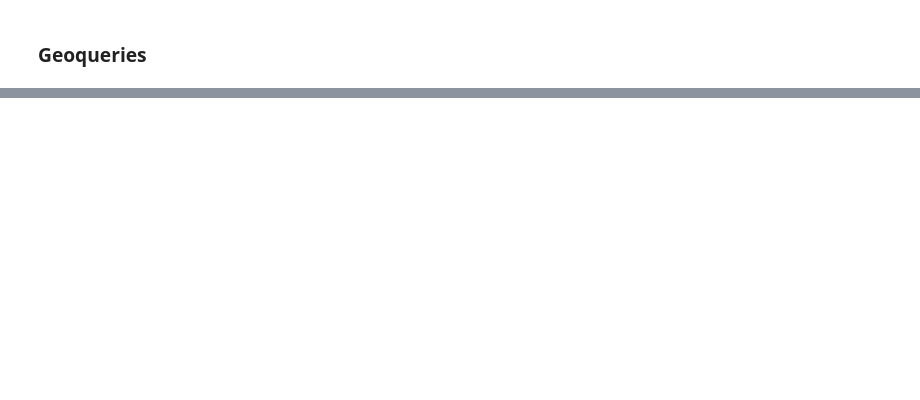
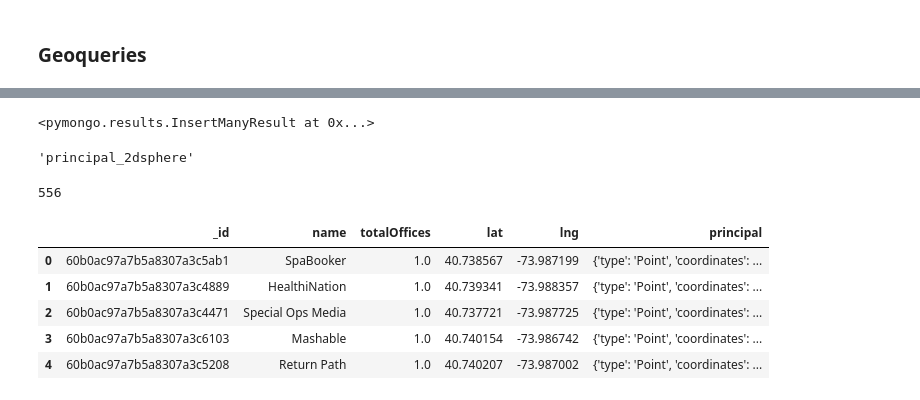
Before and after one commit to Ironhack-Data-Madrid-Abril-2021/Material_Clase, a Jupyter notebook: semana_5/5.1 - MongoDB.ipynb, the cells around one changed output, grey strips where cells are left out. Drawn from its saved outputs; the diff is of its cells as text; code cells hidden in the pictures; blank space fills up the shorter version.

Commit message:
mongo

```diff
--- a/semana_5/5.1 - MongoDB.ipynb
+++ b/semana_5/5.1 - MongoDB.ipynb
@@ -13,2 +173,6 @@ Una de las diferencias más importantes con respecto a las bases de datos relaci
 # %% [markdown]
 ### Geoqueries
+# %%
+cliente=pymongo.MongoClient('mongodb://localhost:27017')  # cliente , la conexion por defecto
+# %%
+db=cliente.companies   # llamada a la base de datos
@@ -14,0 +317,39 @@ Una de las diferencias más importantes con respecto a las bases de datos relaci
+# %%
+db.first_office.insert_many(df.to_dict('records'))  # inserta en mongo
+# %% [output]
+<pymongo.results.InsertManyResult at 0x...>
+# %%
+# crear index 2d
+
+db.first_office.create_index([('principal', '2dsphere')])
+# %% [output]
+'principal_2dsphere'
+# %%
+# encuentra los elementos dentro de cierto radio, hace geoquery
+
+def find_near(geopoint, radio=1000):
+
+    return db.first_office.find({'principal':{
+        '$near': {'$geometry': geopoint, '$maxDistance':radio}
+    }})
+# %%
+# ejemplo
+
+park_avenue={'type': 'Point', 'coordinates':[-73.987308, 40.738935]}  # geopoint
+
+radio=10000  # radio de busqueda
+
+n_ofi=find_near(park_avenue, radio).count()
+
+n_ofi
+# %% [output]
+556
+# %%
+pd.DataFrame(find_near(park_avenue, radio)).head()
+# %% [output]
+|  | _id | name | totalOffices | lat | lng | principal |
+| 0 | 60b0ac97a7b5a8307a3c5ab1 | SpaBooker | 1.0 | 40.738567 | -73.987199 | {'type': 'Point', 'coordinates': ... |
+| 1 | 60b0ac97a7b5a8307a3c4889 | HealthiNation | 1.0 | 40.739341 | -73.988357 | {'type': 'Point', 'coordinates': ... |
+| 2 | 60b0ac97a7b5a8307a3c4471 | Special Ops Media | 1.0 | 40.737721 | -73.987725 | {'type': 'Point', 'coordinates': ... |
+| 3 | 60b0ac97a7b5a8307a3c6103 | Mashable | 1.0 | 40.740154 | -73.986742 | {'type': 'Point', 'coordinates': ... |
+| 4 | 60b0ac97a7b5a8307a3c5208 | Return Path | 1.0 | 40.740207 | -73.987002 | {'type': 'Point', 'coordinates': ... |
```
Also changed, not shown: parts of 41 cells of this notebook.
